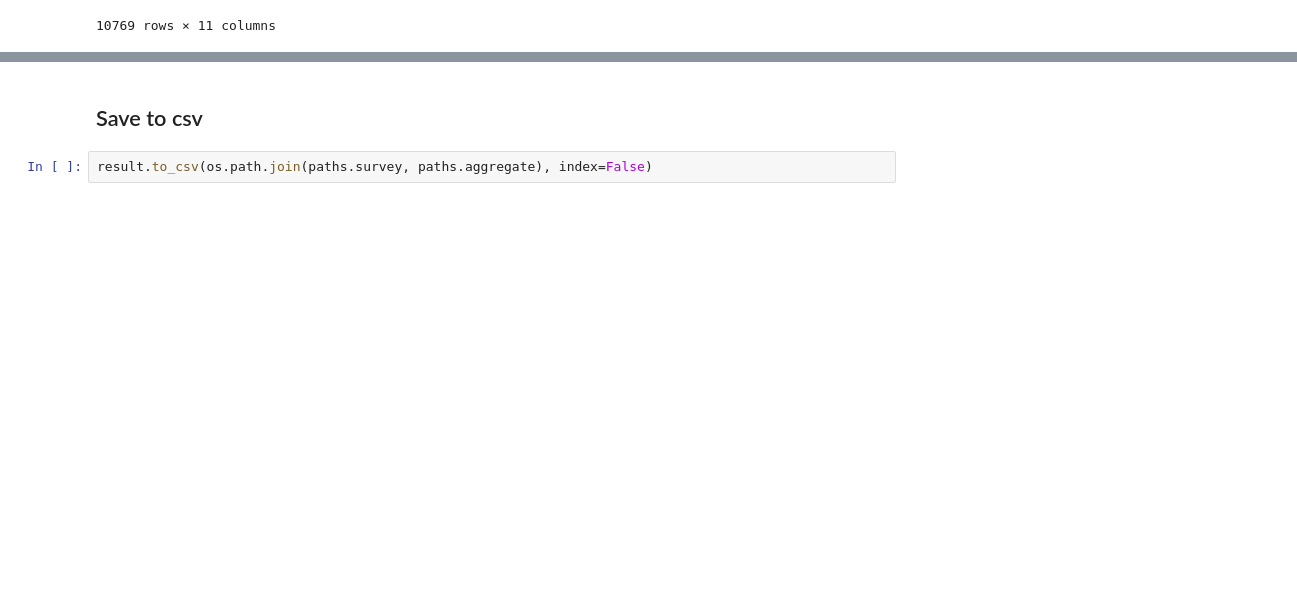
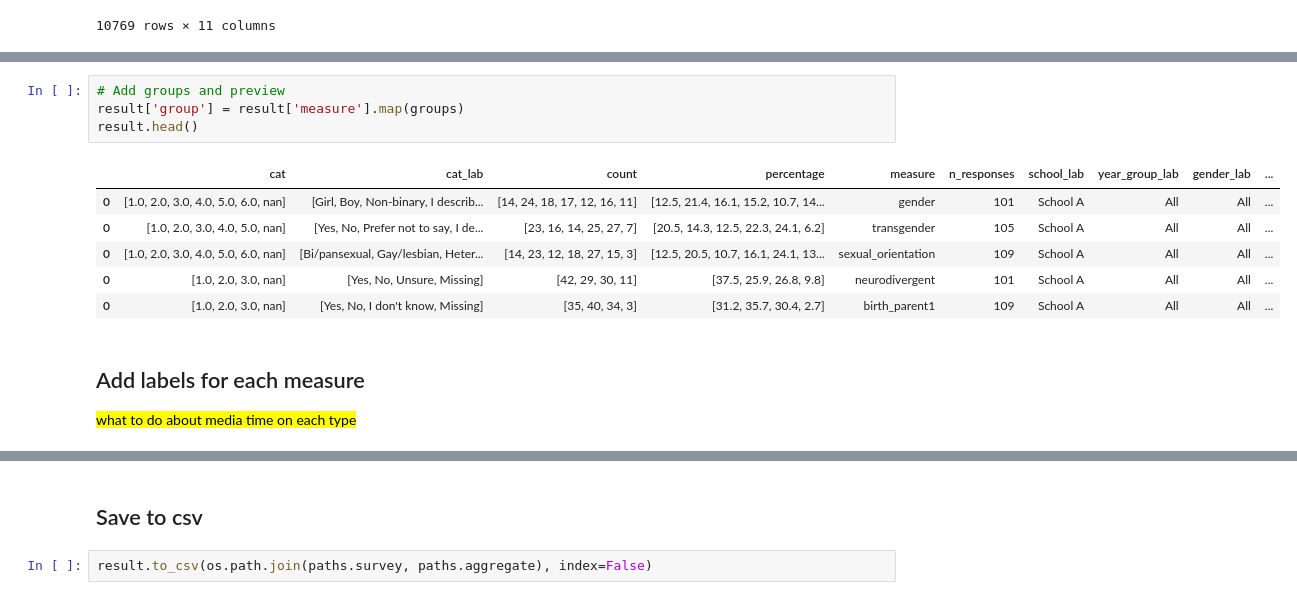
Before and after one commit to kailo-beewell/synthetic_standard_school_dashboards, a Jupyter notebook: create_and_process_data/4_aggregate_responses.ipynb, the cells around one changed output, grey strips where cells are left out. Drawn from its saved outputs; the diff is of its cells as text; blank space fills up the shorter version.

Commit message:
Completed labels and groups

```diff
--- a/create_and_process_data/4_aggregate_responses.ipynb
+++ b/create_and_process_data/4_aggregate_responses.ipynb
@@ -152,0 +307,15 @@ result
+# %%
+# Add groups and preview
+result['group'] = result['measure'].map(groups)
+result.head()
+# %% [output]
+|  | cat | cat_lab | count | percentage | measure | n_responses | school_lab | year_group_lab | gender_lab | ... |
+| 0 | [1.0, 2.0, 3.0, 4.0, 5.0, 6.0, nan] | [Girl, Boy, Non-binary, I describ... | [14, 24, 18, 17, 12, 16, 11] | [12.5, 21.4, 16.1, 15.2, 10.7, 14... | gender | 101 | School A | All | All | ... |
+| 0 | [1.0, 2.0, 3.0, 4.0, 5.0, nan] | [Yes, No, Prefer not to say, I de... | [23, 16, 14, 25, 27, 7] | [20.5, 14.3, 12.5, 22.3, 24.1, 6.2] | transgender | 105 | School A | All | All | ... |
+| 0 | [1.0, 2.0, 3.0, 4.0, 5.0, 6.0, nan] | [Bi/pansexual, Gay/lesbian, Heter... | [14, 23, 12, 18, 27, 15, 3] | [12.5, 20.5, 10.7, 16.1, 24.1, 13... | sexual_orientation | 109 | School A | All | All | ... |
+| 0 | [1.0, 2.0, 3.0, nan] | [Yes, No, Unsure, Missing] | [42, 29, 30, 11] | [37.5, 25.9, 26.8, 9.8] | neurodivergent | 101 | School A | All | All | ... |
+| 0 | [1.0, 2.0, 3.0, nan] | [Yes, No, I don't know, Missing] | [35, 40, 34, 3] | [31.2, 35.7, 30.4, 2.7] | birth_parent1 | 109 | School A | All | All | ... |
+# %% [markdown]
+## Add labels for each measure
+
+<mark>what to do about media time on each type</mark>
```
Also changed, not shown: parts of 7 cells of this notebook, 1 other file.
